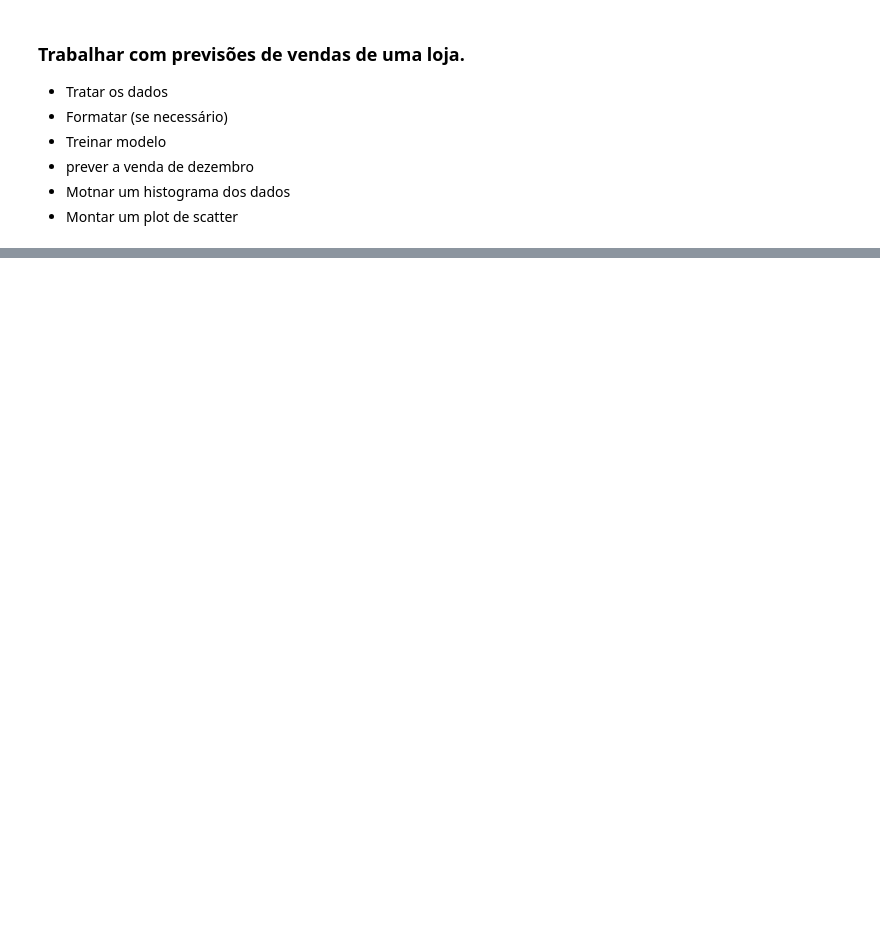
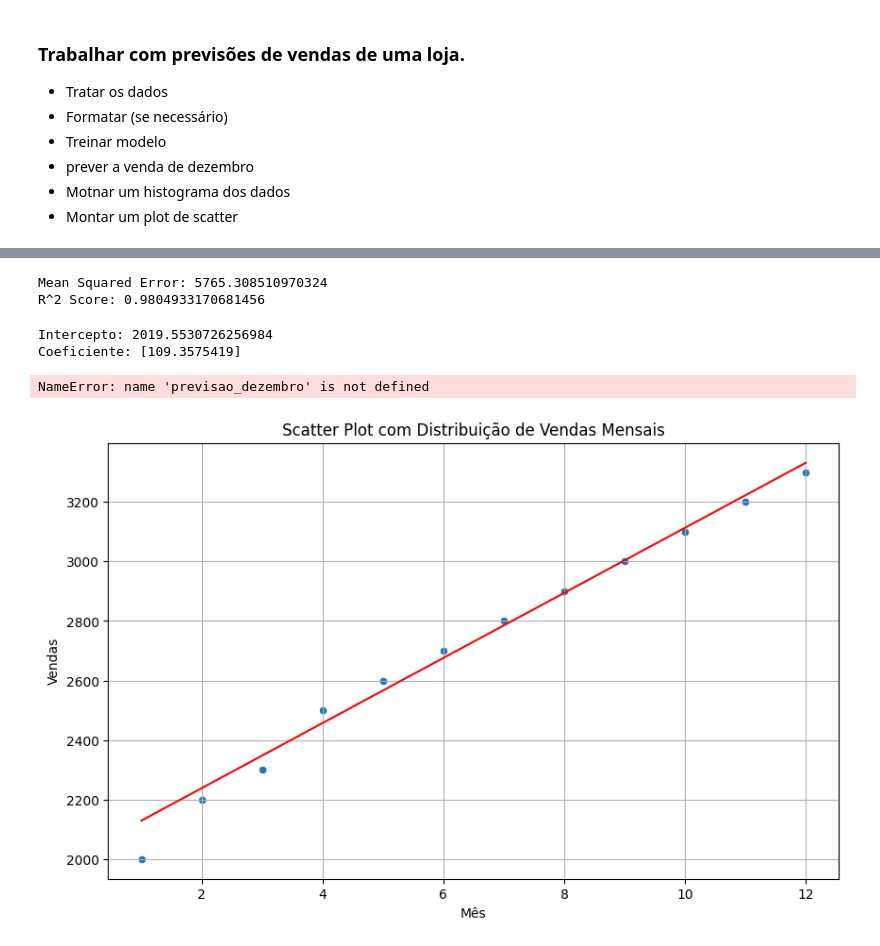
Before and after one commit to Henryque02/machine_learnig, a Jupyter notebook: Primeiro_Modelo/Desafio/modelo_previsao_vendas.ipynb, the cells around one changed output, grey strips where cells are left out. Saved outputs shown, nothing was run; the diff lists cells and outputs as text; code cells hidden in the pictures; blank space fills up the shorter version.

```diff
--- a/Primeiro_Modelo/Desafio/modelo_previsao_vendas.ipynb
+++ b/Primeiro_Modelo/Desafio/modelo_previsao_vendas.ipynb
@@ -40,5 +23,9 @@ df_vendas
 # %%
-# Mapear meses para números
+df_vendas = pd.DataFrame.from_dict(dados_vendas)
+df_vendas['mes_num'] = range(1, 13)
+
+""" Mapear meses para números
+
 meses_map = {
     'Janeiro': 1, 'Fevereiro': 2, 'Março': 3,
     'Abril': 4, 'Maio': 5, 'Junho': 6,
@@ -46,3 +33,10 @@ meses_map = {
     'Outubro': 10, 'Novembro': 11, 'Dezembro': 12
 }
 df_vendas['mes_num'] = df_vendas['mes'].map(meses_map)
+
+
+
+
+
+df_vendas.drop('mes', axis=1, inplace=True)
+df_vendas"""
@@ -92,10 +48,7 @@ x = df_vendas[['mes_num']]
 y = df_vendas['vendas']
 
 # Dividir conjunto entre treino e teste
-X_train, X_test, Y_train, y_test = train_test_split(x,y, train_size=0.7, random_state=51)
+X_train, X_test, Y_train, y_test = train_test_split(x,y, test_size=0.2, random_state=42)
 
-# Treinar o algoritmo de Regressão Linear - Modelo 1
-model_1 = LinearRegression().fit(X_train, Y_train)
-
-# Gerar predições do conjunto de testes com base no Modelo 1
-y_pred = model_1.predict(X_test)
+# Treinar o algoritmo de Regressão Linear - Modelo
+model = LinearRegression().fit(X_train, Y_train)
@@ -124,0 +61,31 @@ mean_absolute_error(y_test, y_pred)
+# %%
+print(f"Mean Squared Error: {mse}")
+print(f"R^2 Score: {r2}")
+# %% [output]
+Mean Squared Error: 5765.308510970324
+R^2 Score: 0.9804933170681456
+# %%
+# Exibir os coeficientes do modelo
+print(f"Intercepto: {model.intercept_}")
+print(f"Coeficiente: {model.coef_}")
+# %% [output]
+Intercepto: 2019.5530726256984
+Coeficiente: [109.3575419]
+# %%
+# Prever as vendas para o mês de Dezembro (mes_numero = 12)
+print(f"Previsão de vendas para Dezembro: {round(previsao_dezembro[0], 2)}")
+# %% [output]
+NameError: name 'previsao_dezembro' is not defined
+# %%
+import matplotlib.pyplot as plt
+
+plt.figure(figsize=(10, 6))
+sns.scatterplot(x='mes_num', y='vendas', data=df_vendas)
+plt.plot(df_vendas['mes_num'], model.predict(df_vendas[['mes_num']]), color='red')
+plt.title('Scatter Plot com Distribuição de Vendas Mensais')
+plt.xlabel('Mês')
+plt.ylabel('Vendas')
+plt.grid(True)
+plt.show()
+# %% [output]
+[figure, added]
```
Also changed, not shown: parts of 16 cells of this notebook.
